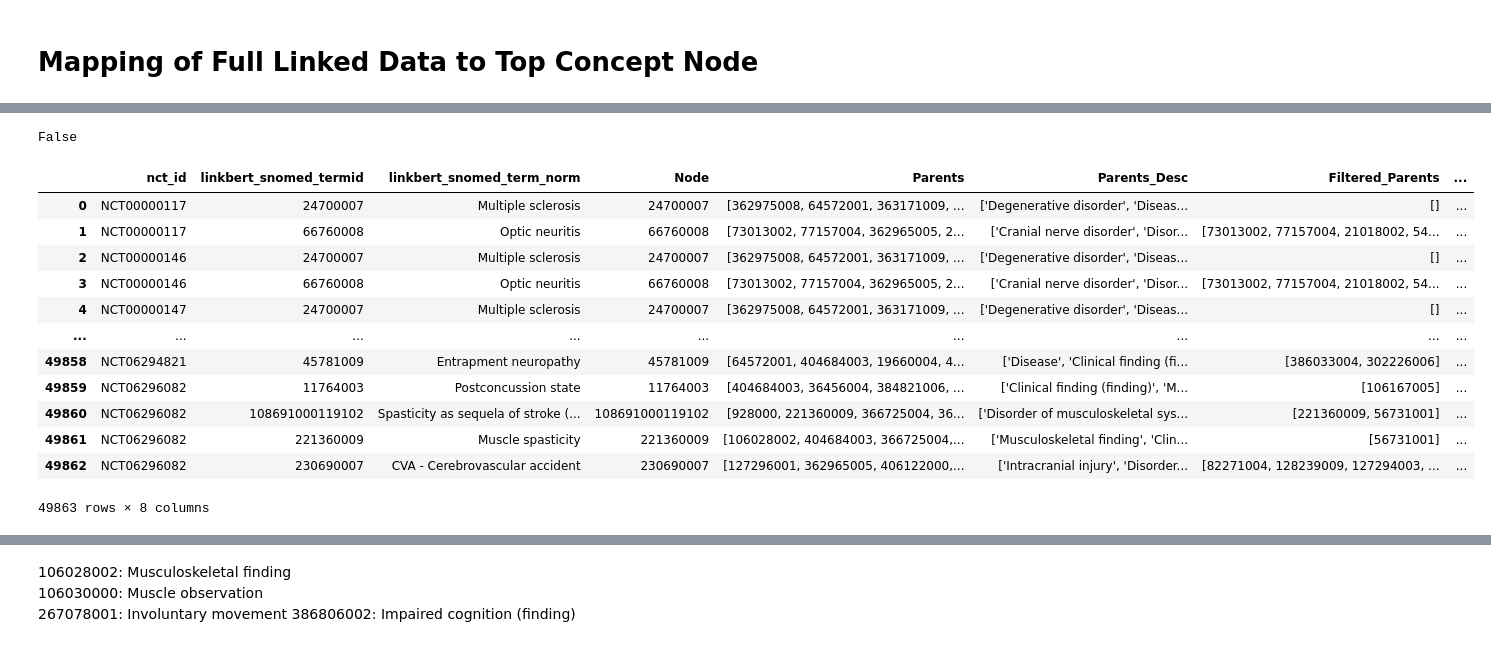
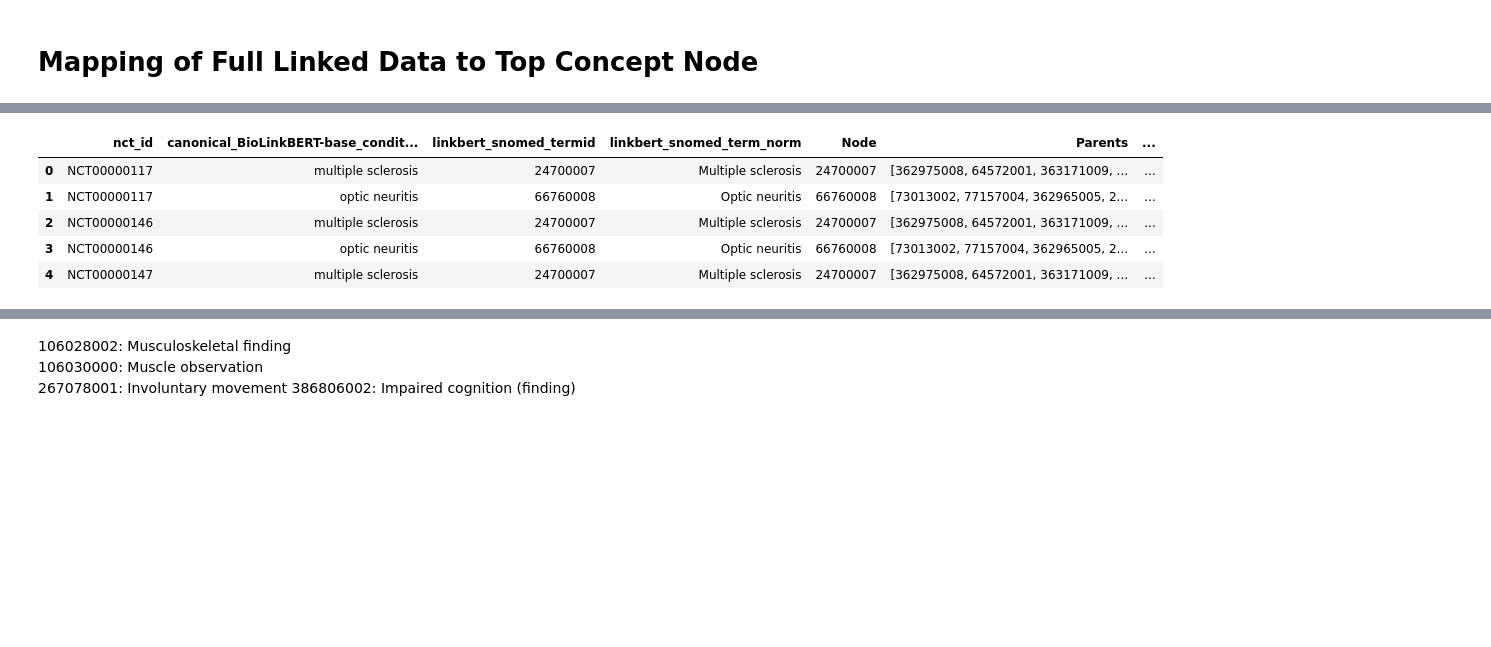
Before and after one commit to Ineichen-Group/NeuroTrialAnalysis, a Jupyter notebook: 03-sapbert-snomed-linking.ipynb, the cells around one changed output, grey strips where cells are left out. Cells and saved outputs as stored; diff of their text form; code cells hidden in the pictures; blank space fills up the shorter version.

Commit message:
improved working with snomed ontology

```diff
--- a/03-sapbert-snomed-linking.ipynb
+++ b/03-sapbert-snomed-linking.ipynb
@@ -903,5 +934,9 @@ snomed_node_hierarchies.head()
 # %%
 model = 'linkbert'
-df_cond = pd.read_csv("data/annotated_aact/sapbert_normalized_annotations_linkbert_19607.csv")[['nct_id', f'{model}_snomed_termid',	f'{model}_snomed_term_norm']]
+if model  == 'linkbert':
+    ner_output_col = 'canonical_BioLinkBERT-base_conditions'
+else:
+    ner_output_col = 'canonical_aact_conditions'
+df_cond = pd.read_csv("data/annotated_aact/sapbert_normalized_annotations_linkbert_19607.csv")[['nct_id', ner_output_col, f'{model}_snomed_termid',	f'{model}_snomed_term_norm']]
 df_cond.head()
 # %% [output]
@@ -914,5 +949,5 @@ df_cond.head()
 # %%
-columns_to_explode = [f'{model}_snomed_termid',	f'{model}_snomed_term_norm']
+columns_to_explode = [ner_output_col, f'{model}_snomed_termid',	f'{model}_snomed_term_norm']
 
 for col in columns_to_explode:
     # Convert column to string, but handle None correctly
@@ -935,0 +988,3 @@ df_cond
+# %%
+df_cond_filtered = df_cond[df_cond['canonical_BioLinkBERT-base_conditions'].apply(len) == df_cond['linkbert_snomed_termid'].apply(len)]
+df_cond_filtered.shape
@@ -941,4 +998,4 @@ df_non_standard_types
 # %%
-df_exploded_cond = df_cond.explode(columns_to_explode).reset_index(drop=True)
+df_exploded_cond = df_cond_filtered.explode(columns_to_explode).reset_index(drop=True)
 df_exploded_cond.head()
 # %% [output]
@@ -984,36 +1036,28 @@ main_parent_nodes = condition_hierarchies[
-# %%
-64572001 in main_parent_nodes_set
-# %% [output]
-False
 # %%
 # Convert Node column to set for faster lookup Encephalomyeloneuropathy	23853001
 node_set = set(condition_hierarchies['Node']) - {410942007, 844005, 129104009, 700364009, 5294002, 57697001, 107669003, 49755003, 105590001, 71388002, 65971000052100,128283000,301766008,70835005,399317006, 60342002, 1821000146108, 91388009, 441527004, 275471001, 26416006, 442406005, 128293007, 46206005, 27624003, 2704003, 85828009, 66214007, 1254812006, 75934005, 52448006, 52522001, 64572001, 404684003, 74732009, 69322001, 138875005, 118940003, 128139000, 23853001, 363171009, 6118003, 39367000, 42658009, 106030000, 106030000, 106028002, 928000, 129565002, 14817008, 417163006, 49601007, 81308009, 386806002}
 # exclude very generic nodes here? like ['Disease', 'Clinical finding (finding)', 'Mental disorder', 'Psychotic disorder', 'SNOMED CT Concept', 'Neurological disorder', 'Inflammatory disroder', 'Encephalomyeloneuropathy' ] = [64572001, 404684003, 74732009, 69322001, 138875005]
 
 # Filter Descendants based on whether they appear in the Node column
 condition_hierarchies['Filtered_Parents'] = condition_hierarchies['Parents'].apply(lambda x: [item for item in x if item in node_set])
 
 main_parent_nodes = condition_hierarchies[condition_hierarchies['Filtered_Parents'].apply(lambda x: len(x) == 0)]['Node']
 main_parent_nodes_set = set(main_parent_nodes) - {64572001} # EXCLUDE THE GENERIC 'Disease' Parent
 
 condition_hierarchies['Top_Concept'] = condition_hierarchies['Filtered_Parents'].apply(
     lambda x: [node for node in x if node in main_parent_nodes_set] if len(x) > 1 else x # AND x should not be the generic Disease
 )
-condition_hierarchies
+
+condition_hierarchies['Top_Concept_Desc'] = condition_hierarchies['Top_Concept'].apply(lambda ids: [get_description(snomed, id) for id in ids])
+
+condition_hierarchies.head()
 # %% [output]
-|  | nct_id | linkbert_snomed_termid | linkbert_snomed_term_norm | Node | Parents | Parents_Desc | Filtered_Parents | ... |
-| 0 | NCT00000117 | 24700007 | Multiple sclerosis | 24700007 | [362975008, 64572001, 363171009, ... | ['Degenerative disorder', 'Diseas... | [] | ... |
-| 1 | NCT00000117 | 66760008 | Optic neuritis | 66760008 | [73013002, 77157004, 362965005, 2... | ['Cranial nerve disorder', 'Disor... | [73013002, 77157004, 21018002, 54... | ... |
-| 2 | NCT00000146 | 24700007 | Multiple sclerosis | 24700007 | [362975008, 64572001, 363171009, ... | ['Degenerative disorder', 'Diseas... | [] | ... |
-| 3 | NCT00000146 | 66760008 | Optic neuritis | 66760008 | [73013002, 77157004, 362965005, 2... | ['Cranial nerve disorder', 'Disor... | [73013002, 77157004, 21018002, 54... | ... |
-| 4 | NCT00000147 | 24700007 | Multiple sclerosis | 24700007 | [362975008, 64572001, 363171009, ... | ['Degenerative disorder', 'Diseas... | [] | ... |
-| ... | ... | ... | ... | ... | ... | ... | ... | ... |
-| 49858 | NCT06294821 | 45781009 | Entrapment neuropathy | 45781009 | [64572001, 404684003, 19660004, 4... | ['Disease', 'Clinical finding (fi... | [386033004, 302226006] | ... |
-| 49859 | NCT06296082 | 11764003 | Postconcussion state | 11764003 | [404684003, 36456004, 384821006, ... | ['Clinical finding (finding)', 'M... | [106167005] | ... |
-| 49860 | NCT06296082 | 108691000119102 | Spasticity as sequela of stroke (... | 108691000119102 | [928000, 221360009, 366725004, 36... | ['Disorder of musculoskeletal sys... | [221360009, 56731001] | ... |
-| 49861 | NCT06296082 | 221360009 | Muscle spasticity | 221360009 | [106028002, 404684003, 366725004,... | ['Musculoskeletal finding', 'Clin... | [56731001] | ... |
-| 49862 | NCT06296082 | 230690007 | CVA - Cerebrovascular accident | 230690007 | [127296001, 362965005, 406122000,... | ['Intracranial injury', 'Disorder... | [82271004, 128239009, 127294003, ... | ... |
+|  | nct_id | canonical_BioLinkBERT-base_condit... | linkbert_snomed_termid | linkbert_snomed_term_norm | Node | Parents | ... |
+| 0 | NCT00000117 | multiple sclerosis | 24700007 | Multiple sclerosis | 24700007 | [362975008, 64572001, 363171009, ... | ... |
+| 1 | NCT00000117 | optic neuritis | 66760008 | Optic neuritis | 66760008 | [73013002, 77157004, 362965005, 2... | ... |
+| 2 | NCT00000146 | multiple sclerosis | 24700007 | Multiple sclerosis | 24700007 | [362975008, 64572001, 363171009, ... | ... |
+| 3 | NCT00000146 | optic neuritis | 66760008 | Optic neuritis | 66760008 | [73013002, 77157004, 362965005, 2... | ... |
+| 4 | NCT00000147 | multiple sclerosis | 24700007 | Multiple sclerosis | 24700007 | [362975008, 64572001, 363171009, ... | ... |
-49863 rows × 8 columns
 # %%
 condition_hierarchies[condition_hierarchies['linkbert_snomed_term_norm'].str.contains('Stroke', na=False)]
 # %% [output]
```
Also changed, not shown: parts of 25 cells of this notebook, 3 other files.
